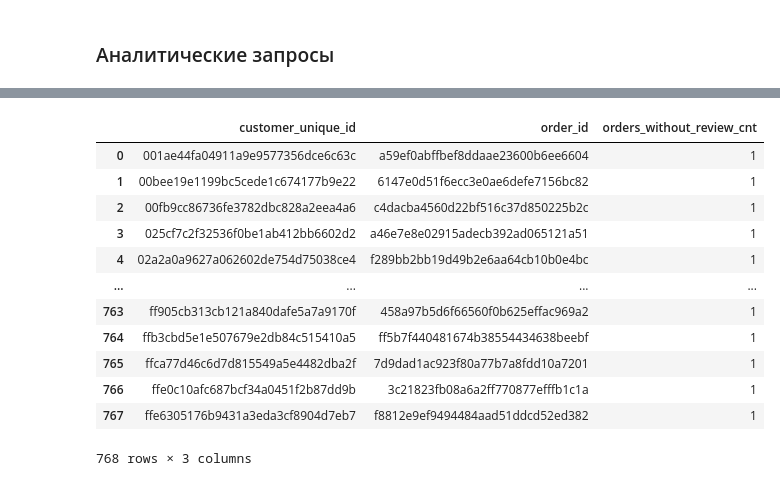
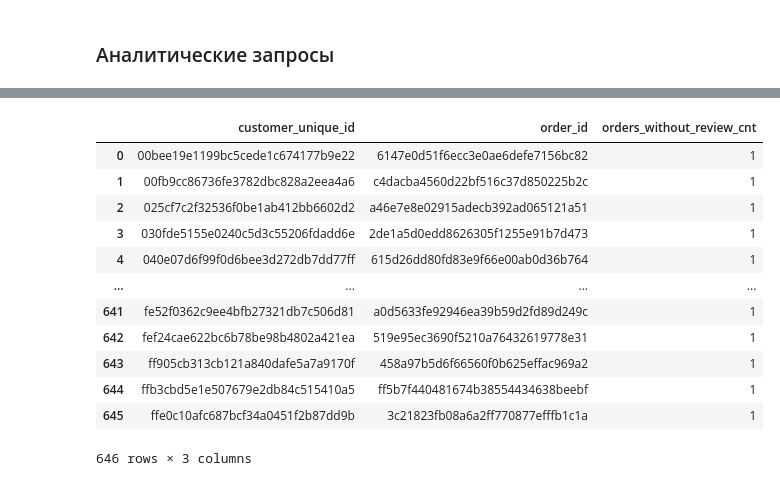
Before and after one commit to starkkhanna21/olist-project, a Jupyter notebook: main.ipynb, the cells around one changed output, grey strips where cells are left out. Saved outputs shown, nothing was run; the diff lists cells and outputs as text; code cells hidden in the pictures.

```diff
--- a/main.ipynb
+++ b/main.ipynb
@@ -231,37 +237,38 @@ monthly_orders_sao_paulo
 # %%
 ### Запрос 5 - Клиенты, количество и id их заказов без отзыва
 
 connection = sqlite3.connect("olist.db")
 
 # Пишем запрос в базу данных
 query = """
 select
    c.customer_unique_id,
    o.order_id,
    count(o.order_id) over (partition by c.customer_unique_id) as orders_without_review_cnt
 from customers c
 join orders o on c.customer_id = o.customer_id
 left join order_reviews orr on o.order_id = orr.order_id
 where orr.review_id is null
+and o.order_status = 'delivered'
 ;
 """
 
 # Получаем данные и сохраняем их в датафрейм
 review_customers = pd.read_sql(query, connection)
 connection.close()
 
 review_customers
 # %% [output]
 |  | customer_unique_id | order_id | orders_without_review_cnt |
-| 0 | 001ae44fa04911a9e9577356dce6c63c | a59ef0abffbef8ddaae23600b6ee6604 | 1 |
-| 1 | 00bee19e1199bc5cede1c674177b9e22 | 6147e0d51f6ecc3e0ae6defe7156bc82 | 1 |
-| 2 | 00fb9cc86736fe3782dbc828a2eea4a6 | c4dacba4560d22bf516c37d850225b2c | 1 |
-| 3 | 025cf7c2f32536f0be1ab412bb6602d2 | a46e7e8e02915adecb392ad065121a51 | 1 |
-| 4 | 02a2a0a9627a062602de754d75038ce4 | f289bb2bb19d49b2e6aa64cb10b0e4bc | 1 |
+| 0 | 00bee19e1199bc5cede1c674177b9e22 | 6147e0d51f6ecc3e0ae6defe7156bc82 | 1 |
+| 1 | 00fb9cc86736fe3782dbc828a2eea4a6 | c4dacba4560d22bf516c37d850225b2c | 1 |
+| 2 | 025cf7c2f32536f0be1ab412bb6602d2 | a46e7e8e02915adecb392ad065121a51 | 1 |
+| 3 | 030fde5155e0240c5d3c55206fdadd6e | 2de1a5d0edd8626305f1255e91b7d473 | 1 |
+| 4 | 040e07d6f99f0d6bee3d272db7dd77ff | 615d26dd80fd83e9f66e00ab0d36b764 | 1 |
 | ... | ... | ... | ... |
-| 763 | ff905cb313cb121a840dafe5a7a9170f | 458a97b5d6f66560f0b625effac969a2 | 1 |
-| 764 | ffb3cbd5e1e507679e2db84c515410a5 | ff5b7f440481674b38554434638beebf | 1 |
-| 765 | ffca77d46c6d7d815549a5e4482dba2f | 7d9dad1ac923f80a77b7a8fdd10a7201 | 1 |
-| 766 | ffe0c10afc687bcf34a0451f2b87dd9b | 3c21823fb08a6a2ff770877efffb1c1a | 1 |
-| 767 | ffe6305176b9431a3eda3cf8904d7eb7 | f8812e9ef9494484aad51ddcd52ed382 | 1 |
+| 641 | fe52f0362c9ee4bfb27321db7c506d81 | a0d5633fe92946ea39b59d2fd89d249c | 1 |
+| 642 | fef24cae622bc6b78be98b4802a421ea | 519e95ec3690f5210a76432619778e31 | 1 |
+| 643 | ff905cb313cb121a840dafe5a7a9170f | 458a97b5d6f66560f0b625effac969a2 | 1 |
+| 644 | ffb3cbd5e1e507679e2db84c515410a5 | ff5b7f440481674b38554434638beebf | 1 |
+| 645 | ffe0c10afc687bcf34a0451f2b87dd9b | 3c21823fb08a6a2ff770877efffb1c1a | 1 |
-768 rows × 3 columns
+646 rows × 3 columns
```
Also changed, not shown: parts of 5 cells of this notebook, 1 other file.
